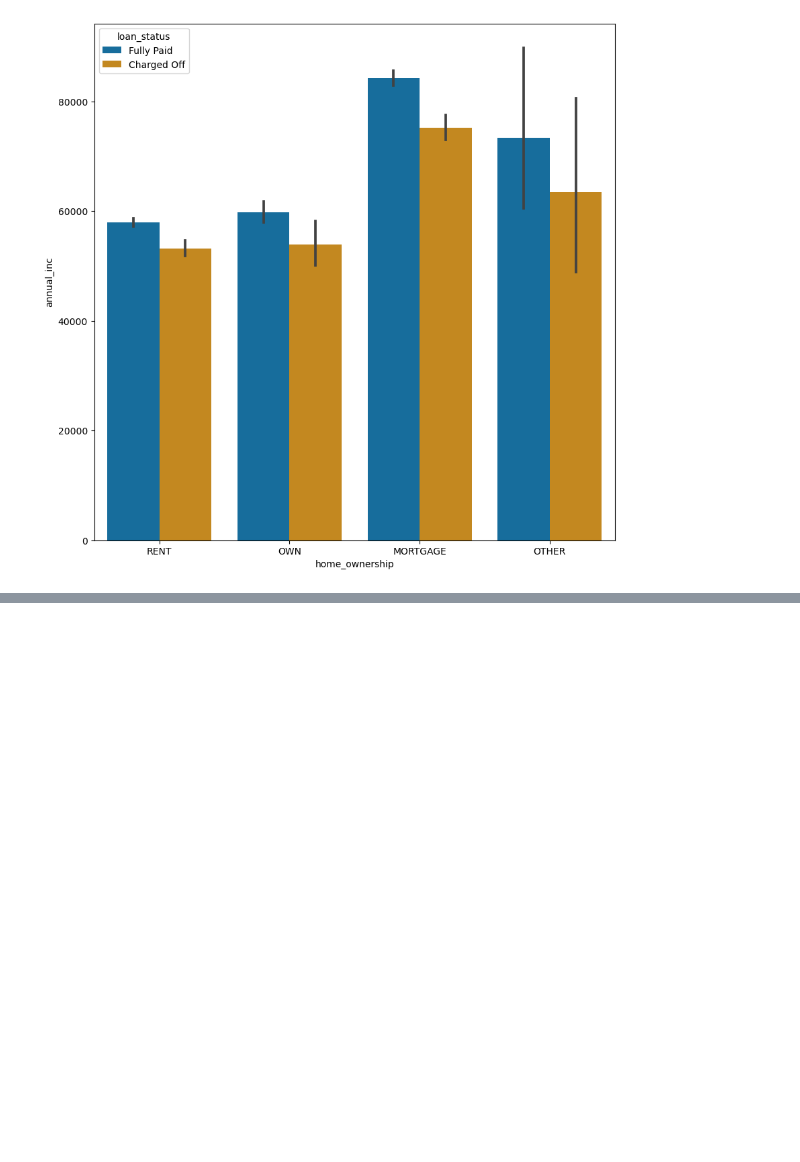
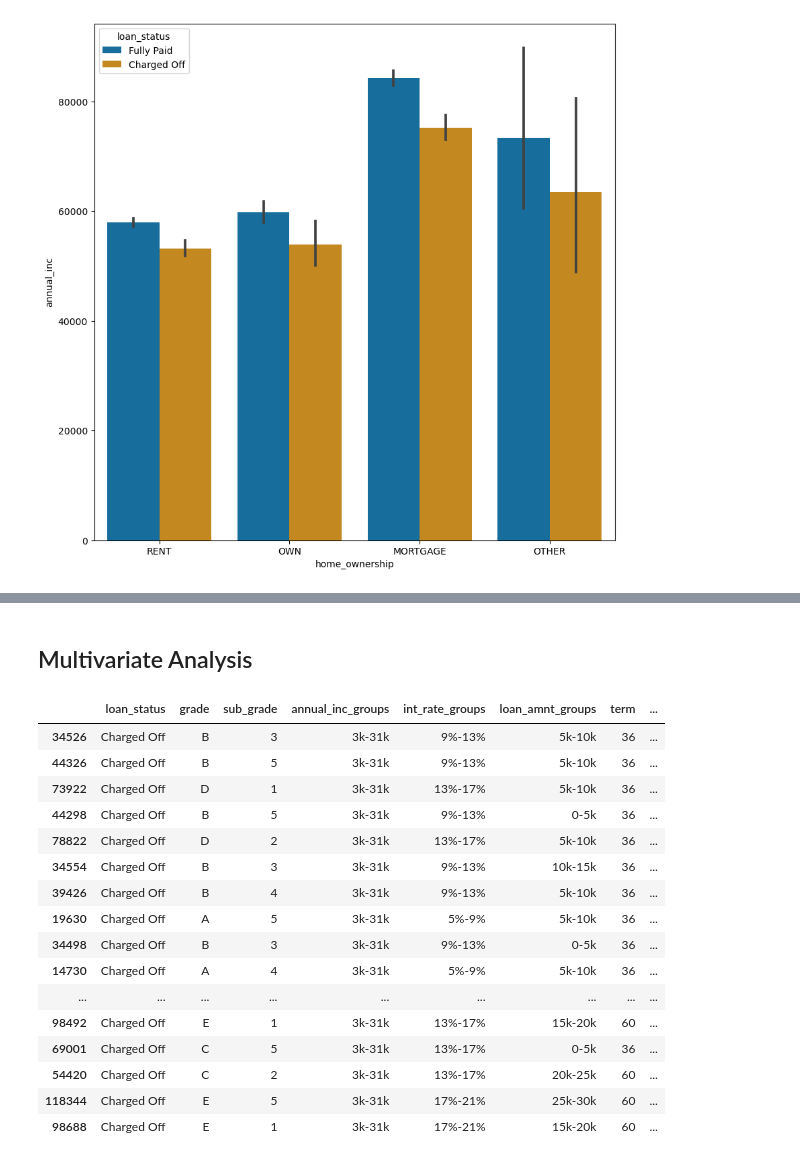
Before and after one commit to dsharma3/LendingClubCaseStudy, a Jupyter notebook: DivyeshSharma.ipynb, the cells around one changed output, grey strips where cells are left out. Saved outputs shown, nothing was run; the diff lists cells and outputs as text; code cells hidden in the pictures; blank space fills up the shorter version.

Commit message:
added multivariate analysis

```diff
--- a/DivyeshSharma.ipynb
+++ b/DivyeshSharma.ipynb
@@ -781,4 +770,0 @@ print("Pivot Table:\n", pivot_table)
-# %%
-# Encode the loan status if it's categorical
-df['loan_status_encoded'] = df['loan_status'].apply(lambda x: 1 if x == 'Fully Paid' else 0)
-df['loan_status_encoded'].unique()
@@ -802,0 +780,27 @@ ValueError: Grouper for 'grade' not 1-dimensional
+# %% [markdown]
+## Multivariate Analysis
+# %%
+#, "int_rate","annual_inc","open_acc","revol_util","total_acc","installment","funded_amnt"
+loan_status = df.groupby(by=["loan_status","grade","sub_grade","annual_inc_groups","int_rate_groups","loan_amnt_groups", "term", "purpose"])[["loan_amnt","int_rate","annual_inc","open_acc","revol_util","total_acc","installment","funded_amnt"]].count().reset_index()
+loan_status = loan_status[(loan_status.loan_status == "Charged Off")].sort_values(by="loan_amnt",ascending=False)
+loan_status.rename(columns={'loan_amnt': 'loan_amnt_count', 'int_rate': 'int_rate_count',"annual_inc" : "annual_inc_count","open_acc":"open_acc_count","revol_util" : "revol_util_count","total_acc" : "total_acc_count","installment" : "installment_count","funded_amnt" : "funded_amnt_count"}, inplace=True)
+loan_status["chargeoff_percentage"] = 100 * (loan_status.loan_amnt_count/loan_status.loan_amnt_count.sum())
+loan_status.head(100)
+# %% [output]
+|  | loan_status | grade | sub_grade | annual_inc_groups | int_rate_groups | loan_amnt_groups | term | ... |
+| 34526 | Charged Off | B | 3 | 3k-31k | 9%-13% | 5k-10k | 36 | ... |
+| 44326 | Charged Off | B | 5 | 3k-31k | 9%-13% | 5k-10k | 36 | ... |
+| 73922 | Charged Off | D | 1 | 3k-31k | 13%-17% | 5k-10k | 36 | ... |
+| 44298 | Charged Off | B | 5 | 3k-31k | 9%-13% | 0-5k | 36 | ... |
+| 78822 | Charged Off | D | 2 | 3k-31k | 13%-17% | 5k-10k | 36 | ... |
+| 34554 | Charged Off | B | 3 | 3k-31k | 9%-13% | 10k-15k | 36 | ... |
+| 39426 | Charged Off | B | 4 | 3k-31k | 9%-13% | 5k-10k | 36 | ... |
+| 19630 | Charged Off | A | 5 | 3k-31k | 5%-9% | 5k-10k | 36 | ... |
+| 34498 | Charged Off | B | 3 | 3k-31k | 9%-13% | 0-5k | 36 | ... |
+| 14730 | Charged Off | A | 4 | 3k-31k | 5%-9% | 5k-10k | 36 | ... |
+| ... | ... | ... | ... | ... | ... | ... | ... | ... |
+| 98492 | Charged Off | E | 1 | 3k-31k | 13%-17% | 15k-20k | 60 | ... |
+| 69001 | Charged Off | C | 5 | 3k-31k | 13%-17% | 0-5k | 36 | ... |
+| 54420 | Charged Off | C | 2 | 3k-31k | 13%-17% | 20k-25k | 60 | ... |
+| 118344 | Charged Off | E | 5 | 3k-31k | 17%-21% | 25k-30k | 60 | ... |
+| 98688 | Charged Off | E | 1 | 3k-31k | 17%-21% | 15k-20k | 60 | ... |
```
Also changed, not shown: parts of 15 cells of this notebook, 1 other file.
